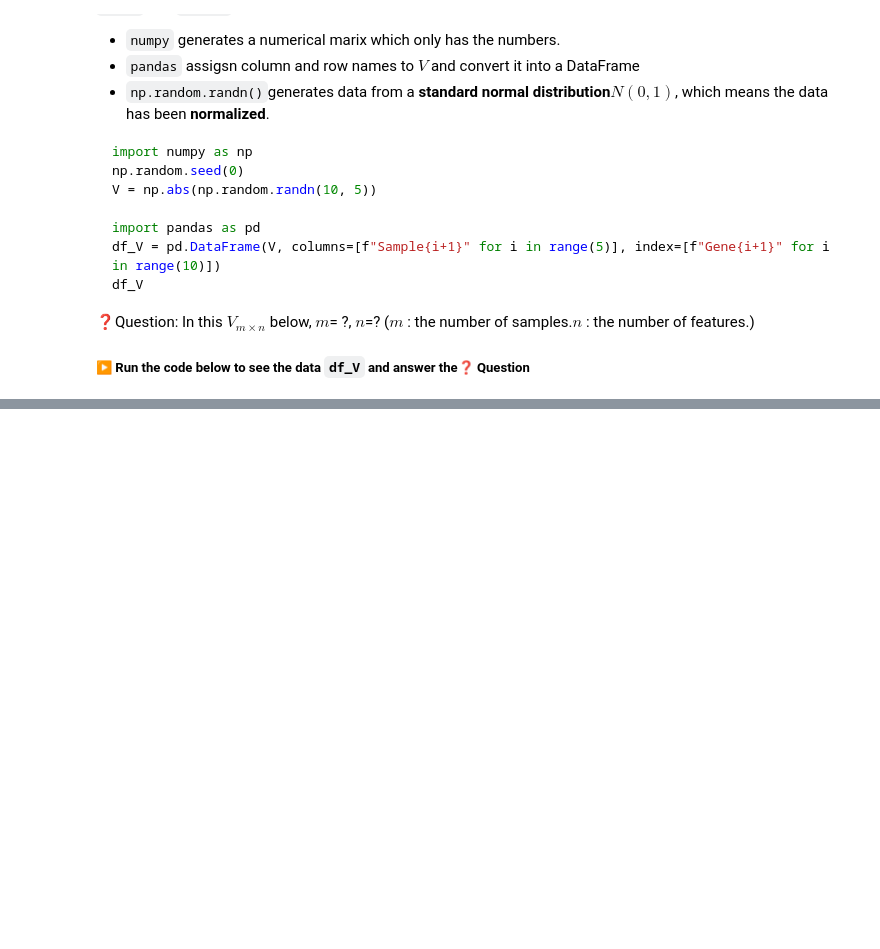
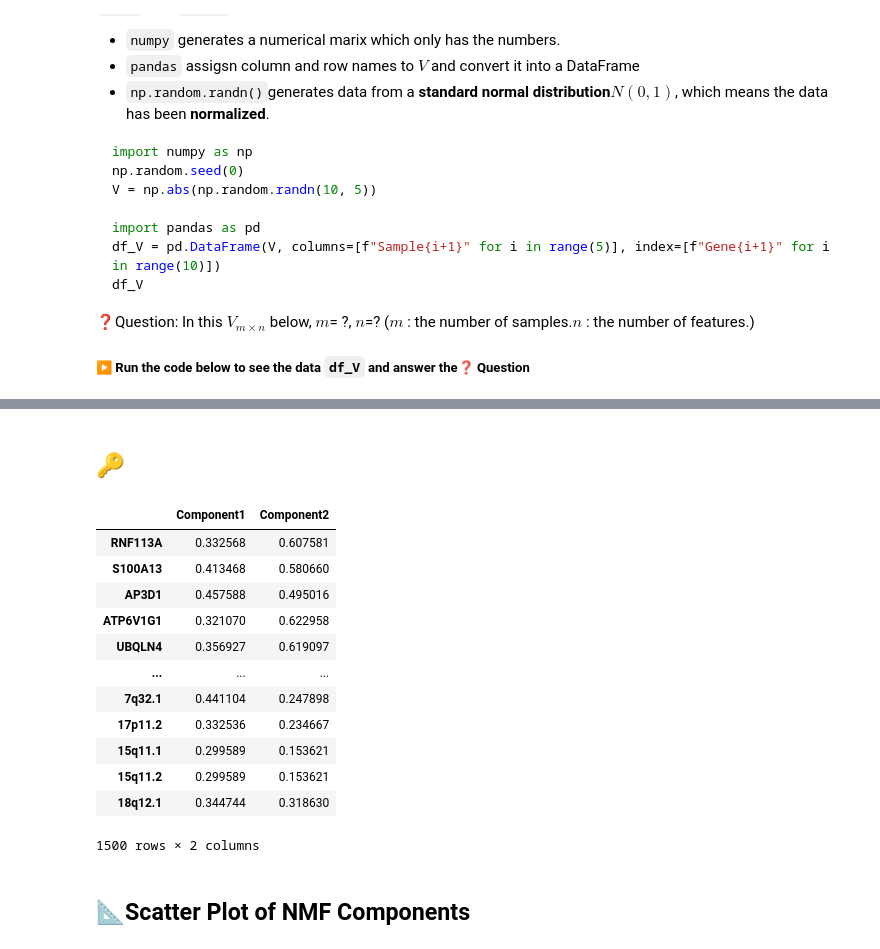
Before and after one commit to WanbingZeng/OMINEX, a Jupyter notebook: Chapter 2 Integration with NMF.ipynb, the cells around one changed output, grey strips where cells are left out. Saved outputs shown, nothing was run; the diff lists cells and outputs as text; code cells hidden in the pictures; blank space fills up the shorter version.

```diff
--- a/Chapter 2 Integration with NMF.ipynb
+++ b/Chapter 2 Integration with NMF.ipynb
@@ -193,0 +238,42 @@ plt.show()
+# %% [markdown]
+## 🔑
+# %%
+import pandas as pd
+import numpy as np
+from sklearn.preprocessing import OneHotEncoder
+base_url = "https://raw.githubusercontent.com/WanbingZeng/OMINEX/main/data/"
+x1 = pd.read_csv(base_url + "COREAD_gex.csv", index_col=0).T
+x2 = pd.read_csv(base_url + "COREAD_mu.csv", index_col=0).T
+x3 = pd.read_csv(base_url + "COREAD_cn.csv", index_col=0).T
+covariates = pd.read_csv(base_url+"COREAD_subtypes.csv", index_col=0, header=0)
+def split_neg_pos(df):
+    df_pos = df.clip(lower=0)
+    df_neg = (-df.clip(upper=0)).rename(lambda x: x+'_neg', axis=1)
+    return pd.concat([df_pos, df_neg], axis=1)
+x1_normalized = split_neg_pos(x1_standardized)
+encoder_x2 = OneHotEncoder()# x2: one-hotecncoder
+x2_encoded = encoder_x2.fit_transform(x2).toarray()
+x2_normalized = pd.DataFrame(x2_encoded, index=x2.index, columns=encoder_x2.get_feature_names_out(x2.columns))
+# %%
+combined_data = pd.concat([x1_split, x2_encoded_df, x3], axis=1)
+nmf_model = NMF(n_components=2, init='random', random_state=0)
+W = nmf_model.fit_transform(combined_data.values)
+H = nmf_model.components_
+components_df = pd.DataFrame(H.T, index=combined_data.columns, columns=['Component1', 'Component2'])
+components_df
+# %% [output]
+|  | Component1 | Component2 |
+| RNF113A | 0.332568 | 0.607581 |
+| S100A13 | 0.413468 | 0.580660 |
+| AP3D1 | 0.457588 | 0.495016 |
+| ATP6V1G1 | 0.321070 | 0.622958 |
+| UBQLN4 | 0.356927 | 0.619097 |
+| ... | ... | ... |
+| 7q32.1 | 0.441104 | 0.247898 |
+| 17p11.2 | 0.332536 | 0.234667 |
+| 15q11.1 | 0.299589 | 0.153621 |
+| 15q11.2 | 0.299589 | 0.153621 |
+| 18q12.1 | 0.344744 | 0.318630 |
+1500 rows × 2 columns
+# %% [markdown]
+## 📐Scatter Plot of NMF Components
```
Also changed, not shown: parts of 27 cells of this notebook.
